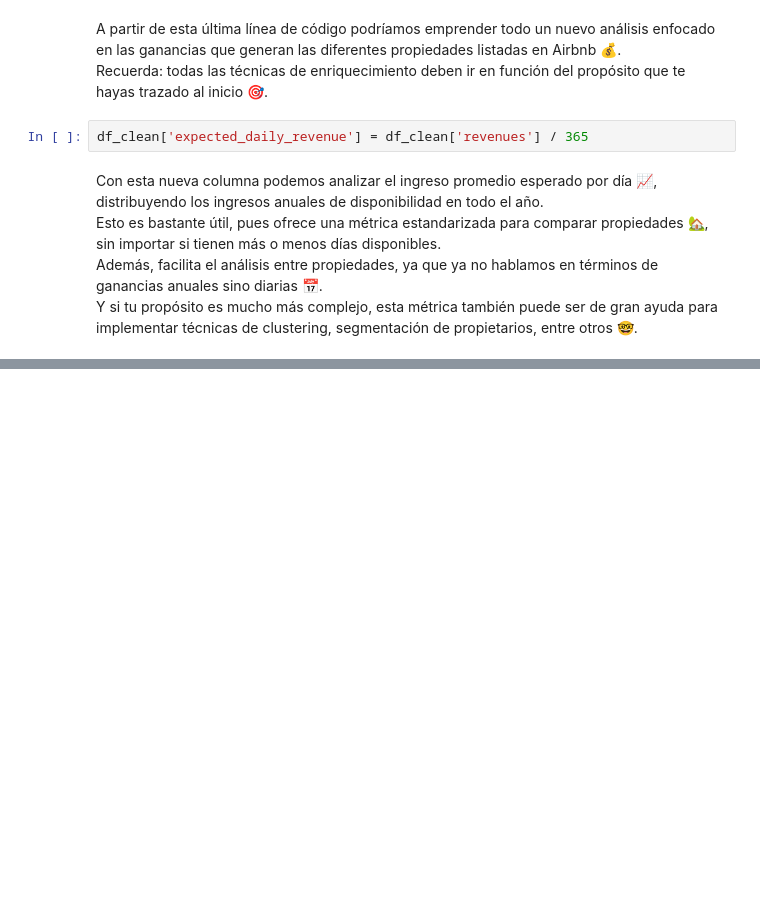
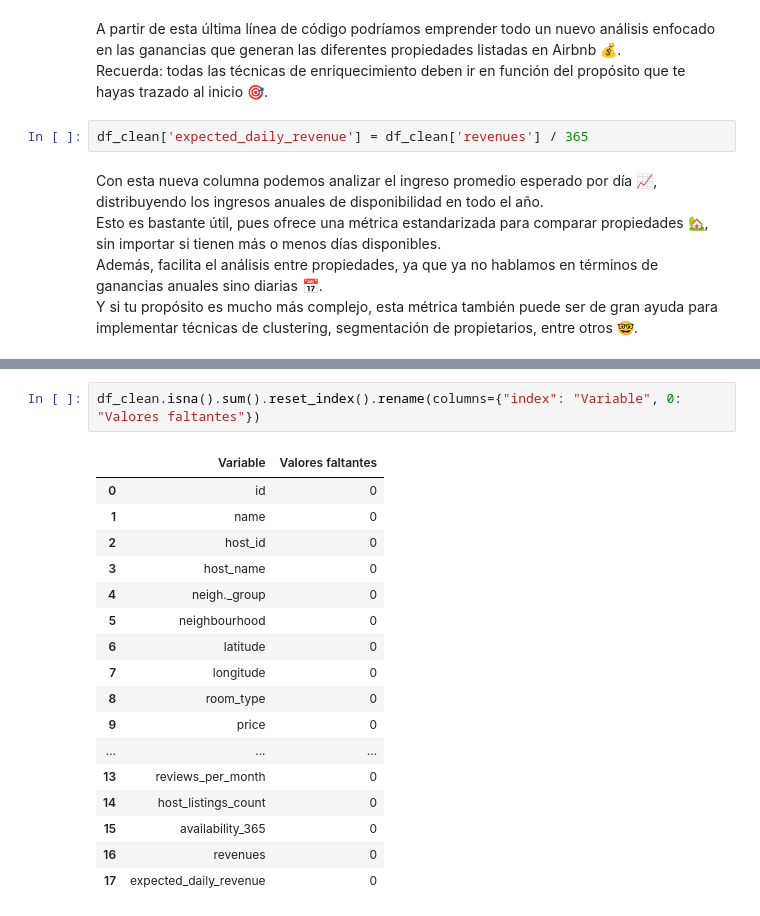
Before and after one commit to SusanaGee/Data-Cleaning-Tutorial, a Jupyter notebook: DATA CLEANING TUTORIAL.ipynb, the cells around one changed output, grey strips where cells are left out. Cells and saved outputs as stored; diff of their text form; blank space fills up the shorter version.

```diff
--- a/DATA CLEANING TUTORIAL.ipynb
+++ b/DATA CLEANING TUTORIAL.ipynb
@@ -379,0 +393,20 @@ Y si tu propósito es mucho más complejo, esta métrica también puede ser de g
+# %%
+df_clean.isna().sum().reset_index().rename(columns={"index": "Variable", 0: "Valores faltantes"})
+# %% [output]
+|  | Variable | Valores faltantes |
+| 0 | id | 0 |
+| 1 | name | 0 |
+| 2 | host_id | 0 |
+| 3 | host_name | 0 |
+| 4 | neigh._group | 0 |
+| 5 | neighbourhood | 0 |
+| 6 | latitude | 0 |
+| 7 | longitude | 0 |
+| 8 | room_type | 0 |
+| 9 | price | 0 |
+| ... | ... | ... |
+| 13 | reviews_per_month | 0 |
+| 14 | host_listings_count | 0 |
+| 15 | availability_365 | 0 |
+| 16 | revenues | 0 |
+| 17 | expected_daily_revenue | 0 |
```
Also changed, not shown: parts of 5 cells of this notebook.
